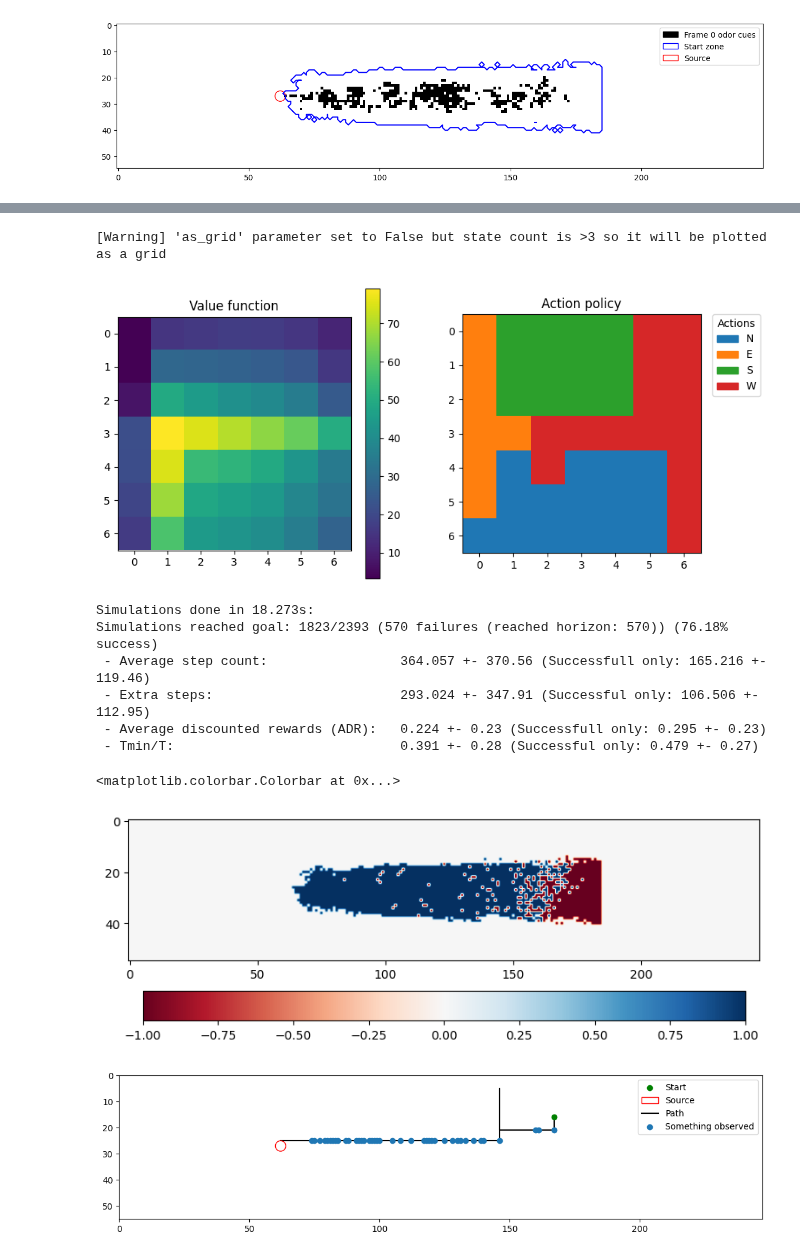
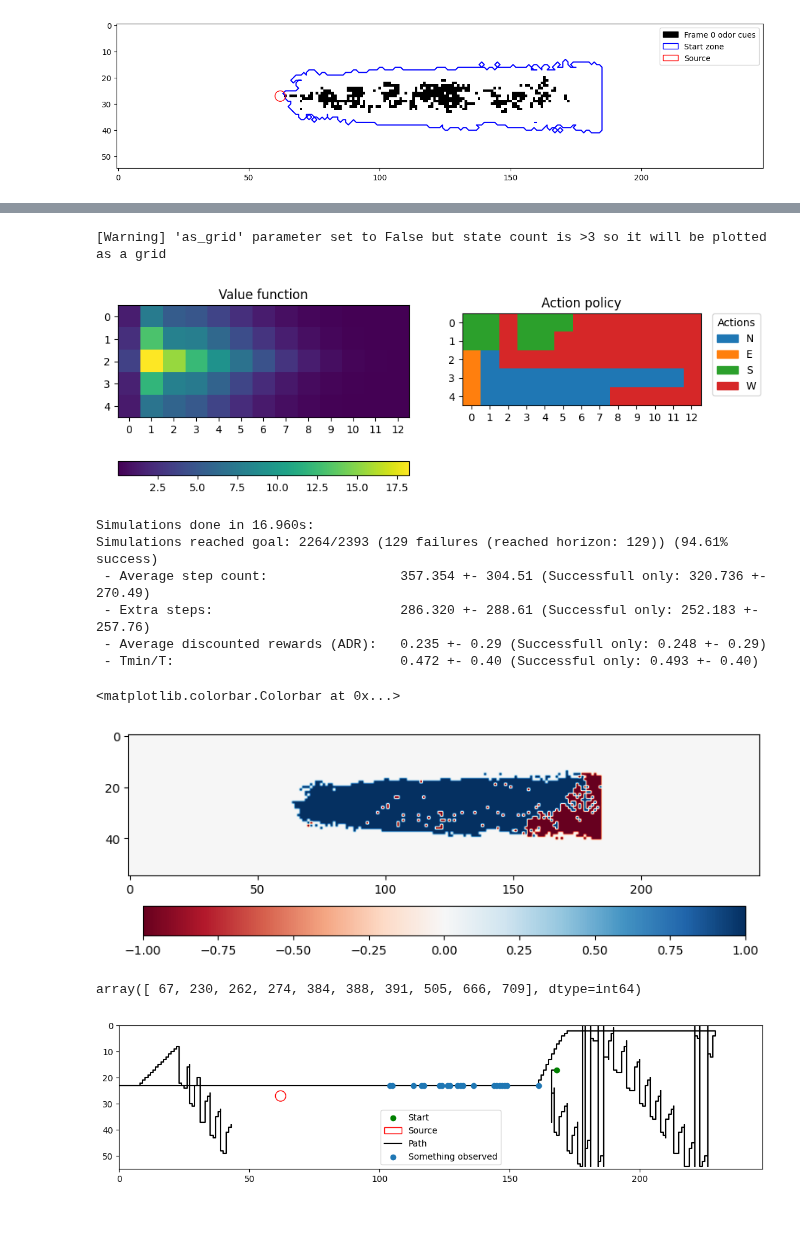
Before and after one commit to PimLb/olfactory-navigation, a Jupyter notebook: experiments/pomdp_agent_simplified_model.ipynb, the cells around one changed output, grey strips where cells are left out. Cells and saved outputs as stored; diff of their text form; code cells hidden in the pictures; blank space fills up the shorter version.

Commit message:
Small fixes, 2D environment work

```diff
--- a/experiments/pomdp_agent_simplified_model.ipynb
+++ b/experiments/pomdp_agent_simplified_model.ipynb
@@ -33,7 +33,7 @@ env.plot()
 # %%
 from olfactory_navigation.agents.model_based_util.environment_converter import minimal_converter
 # %%
-ag = FSVI_Agent(env, environment_converter=minimal_converter, partitions=[5,4])
+ag = FSVI_Agent(env, environment_converter=minimal_converter, partitions=[3,10])
 # %%
-_ = ag.train(expansions=1000, force=True, use_gpu=True)
+_ = ag.train(expansions=100, force=True, use_gpu=True)
 # %% [output]
@@ -57,16 +57,16 @@ Summary of Point Based Value Iteration run
 ag.value_function.plot()
 # %% [output]
 [Warning] 'as_grid' parameter set to False but state count is >3 so it will be plotted as a grid
-[figure, old version]
+[figure, new version]
 # %%
 hist = run_all_starts_test(ag, use_gpu=True)
 # %% [output]
-Simulations done in 18.273s:
-Simulations reached goal: 1823/2393 (570 failures (reached horizon: 570)) (76.18% success)
- - Average step count:                 364.057 +- 370.56 (Successfull only: 165.216 +- 119.46)
- - Extra steps:                        293.024 +- 347.91 (Successful only: 106.506 +- 112.95)
- - Average discounted rewards (ADR):   0.224 +- 0.23 (Successfull only: 0.295 +- 0.23)
- - Tmin/T:                             0.391 +- 0.28 (Successful only: 0.479 +- 0.27)
+Simulations done in 16.960s:
+Simulations reached goal: 2264/2393 (129 failures (reached horizon: 129)) (94.61% success)
+ - Average step count:                 357.354 +- 304.51 (Successfull only: 320.736 +- 270.49)
+ - Extra steps:                        286.320 +- 288.61 (Successful only: 252.183 +- 257.76)
+ - Average discounted rewards (ADR):   0.235 +- 0.29 (Successfull only: 0.248 +- 0.29)
+ - Tmin/T:                             0.472 +- 0.40 (Successful only: 0.493 +- 0.40)
 # %%
 start_points_grid = np.zeros(env.shape)
 
@@ -81,8 +81,12 @@ plt.imshow(start_points_grid, cmap='RdBu')
 plt.colorbar(orientation='horizontal')
 # %% [output]
 <matplotlib.colorbar.Colorbar at 0x...>
-[figure, old version]
+[figure, new version]
+# %%
+np.where(hist.done_at_step == -1)[0][:10]
+# %% [output]
+array([ 67, 230, 262, 274, 384, 388, 391, 505, 666, 709], dtype=int64)
 # %%
-hist.plot(19)
+hist.plot(67)
 # %% [output]
-[figure, old version]
+[figure, new version]
```
Also changed, not shown: parts of 1 cell of this notebook, 5 other files.
